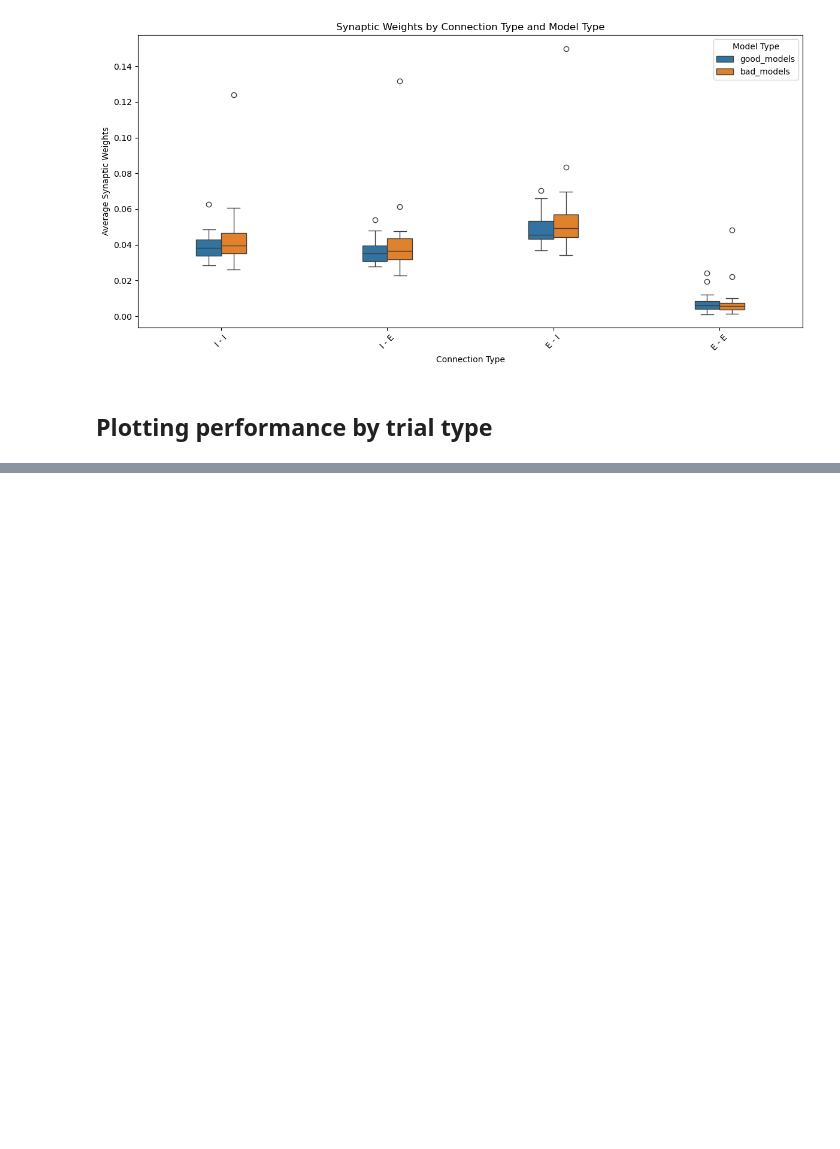
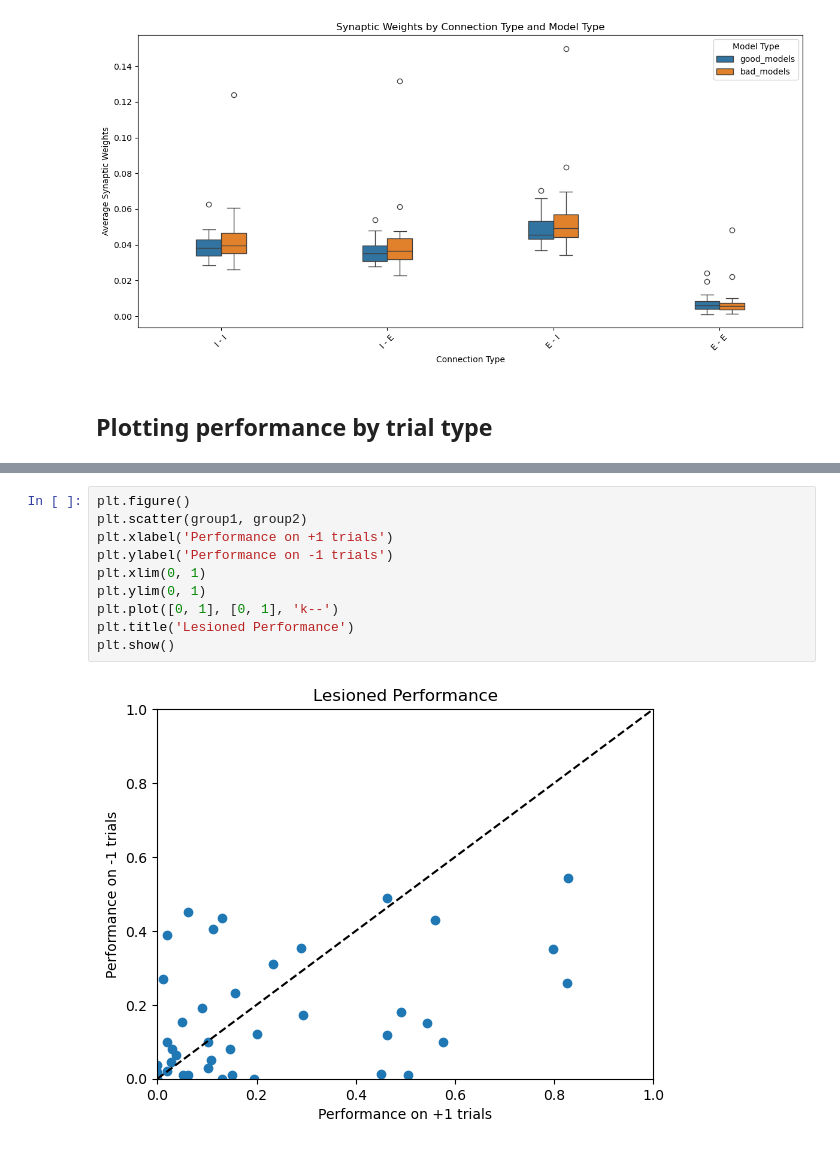
Before and after one commit to renee-tung/spikeRNN, a Jupyter notebook: rate/plot_performance.ipynb, the cells around one changed output, grey strips where cells are left out. Cells and saved outputs as stored; diff of their text form; blank space fills up the shorter version.

```diff
--- a/rate/plot_performance.ipynb
+++ b/rate/plot_performance.ipynb
@@ -292,0 +344,12 @@ KeyError: 'model_perf_mean_plus'
+# %%
+plt.figure()
+plt.scatter(group1, group2)
+plt.xlabel('Performance on +1 trials')
+plt.ylabel('Performance on -1 trials')
+plt.xlim(0, 1)
+plt.ylim(0, 1)
+plt.plot([0, 1], [0, 1], 'k--')
+plt.title('Lesioned Performance')
+plt.show()
+# %% [output]
+[figure, added]
```
Also changed, not shown: parts of 9 cells of this notebook.
